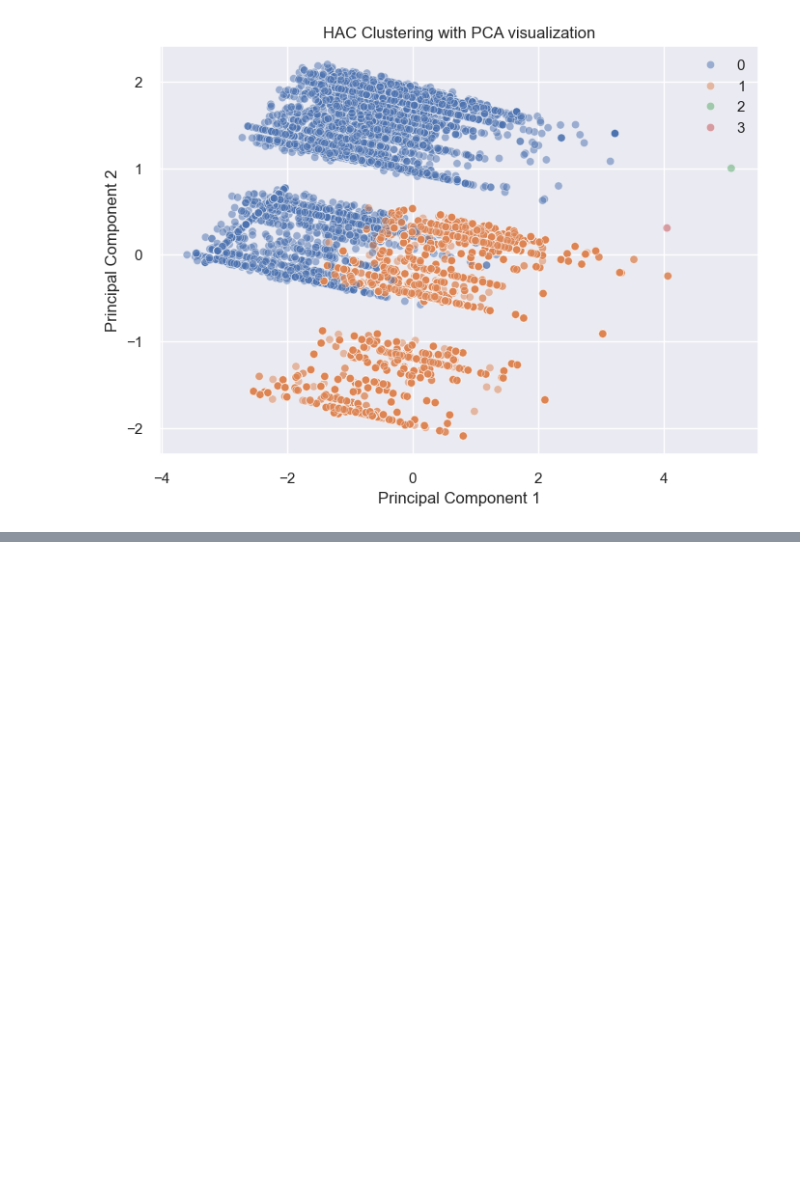
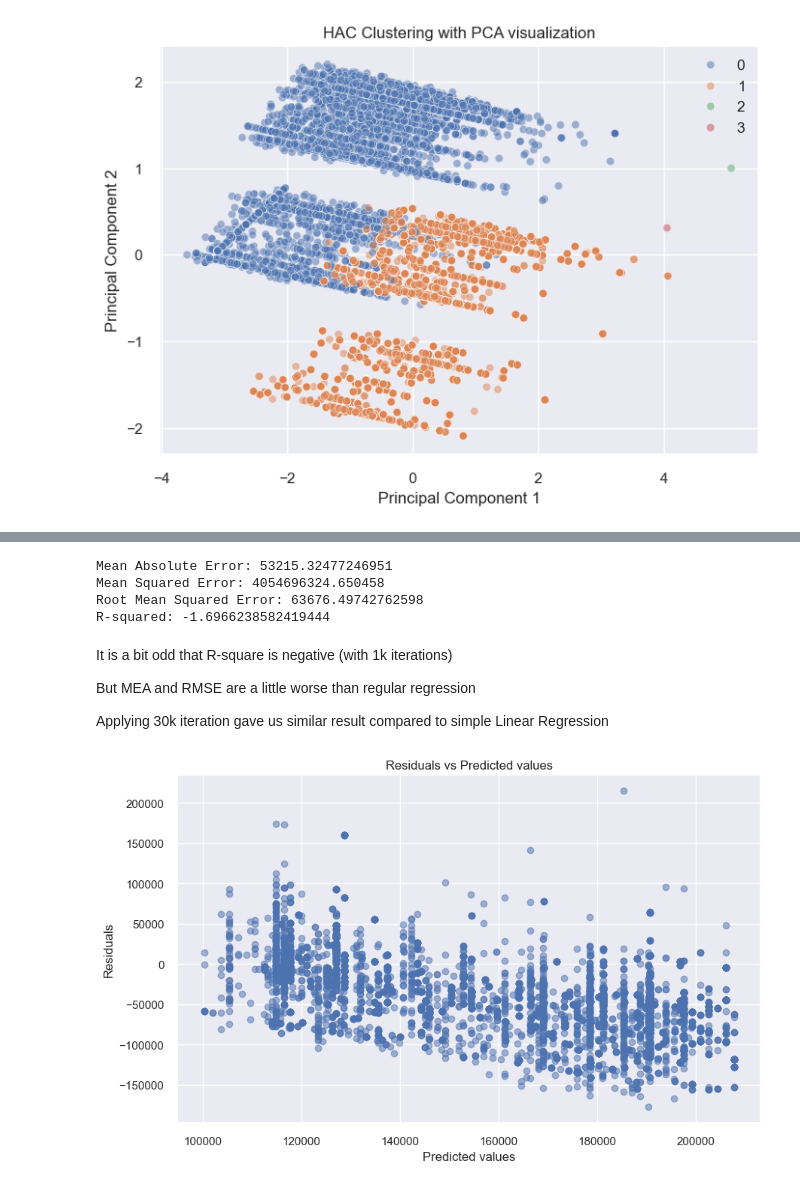
Before and after one commit to svkorepanov/aeds_sg3_salaries, a Jupyter notebook: ADES_WG3_assignment.ipynb, the cells around one changed output, grey strips where cells are left out. Saved outputs shown, nothing was run; the diff lists cells and outputs as text; code cells hidden in the pictures; blank space fills up the shorter version.

```diff
--- a/ADES_WG3_assignment.ipynb
+++ b/ADES_WG3_assignment.ipynb
@@ -611,0 +705,5 @@ visualize_clusters(df_salaries_scaled, hac, "HAC")
+# %%
+# gradient descent model
+gd_model = SGDRegressor(max_iter=10000)
+
+gd_model.fit(X_train, y_train)
@@ -611,0 +712,4 @@ visualize_clusters(df_salaries_scaled, hac, "HAC")
+# %%
+gd_pred = gd_model.predict(X_test)
+
+gd_pred
@@ -611,0 +738,17 @@ visualize_clusters(df_salaries_scaled, hac, "HAC")
+# %%
+evaluation_metrics(gd_pred)
+# %% [output]
+Mean Absolute Error: 53215.32477246951
+Mean Squared Error: 4054696324.650458
+Root Mean Squared Error: 63676.49742762598
+R-squared: -1.6966238582419444
+# %% [markdown]
+It is a bit odd that R-square is negative (with 1k iterations)
+
+But MEA and RMSE are a little worse than regular regression
+
+Applying 30k iteration gave us similar result compared to simple Linear Regression
+# %%
+residuals_plot(gd_pred)
+# %% [output]
+[figure, added]
```
Also changed, not shown: parts of 41 cells of this notebook, 1 other file.
